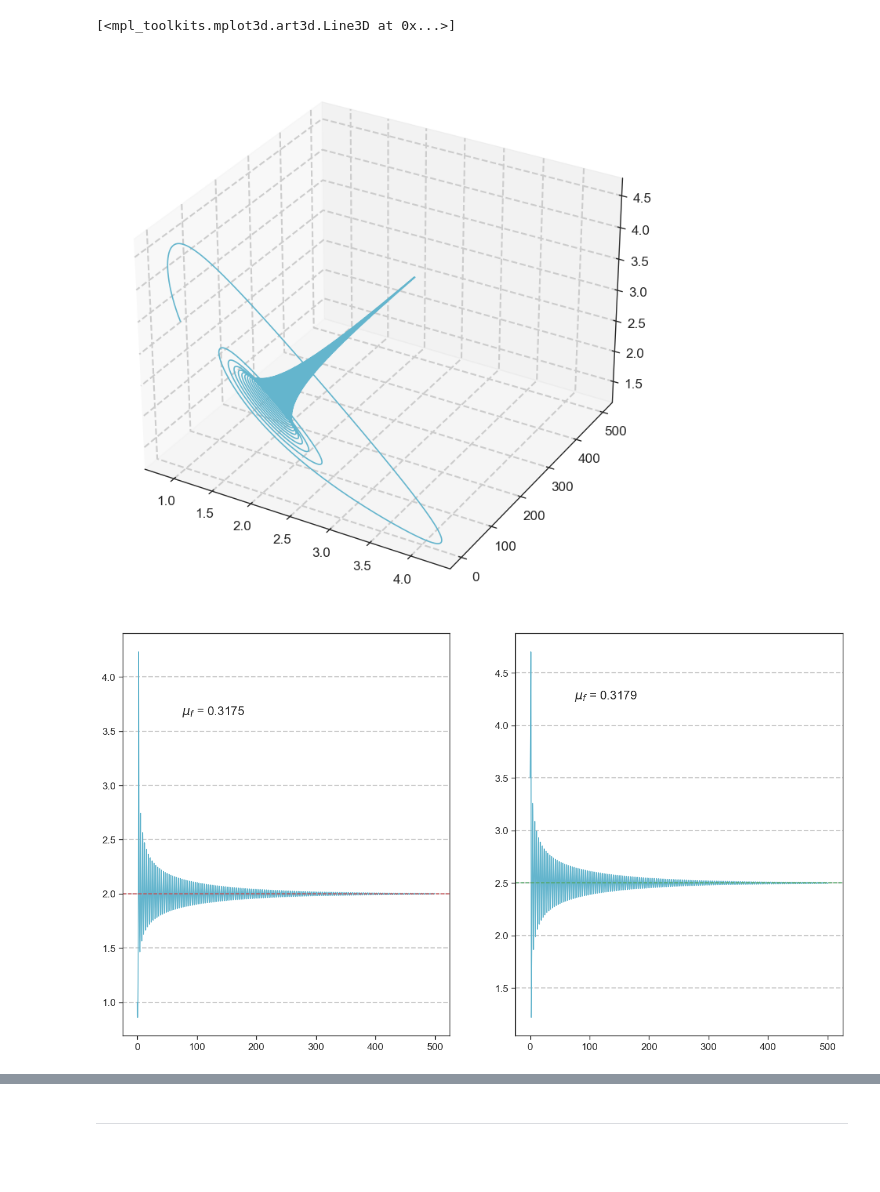
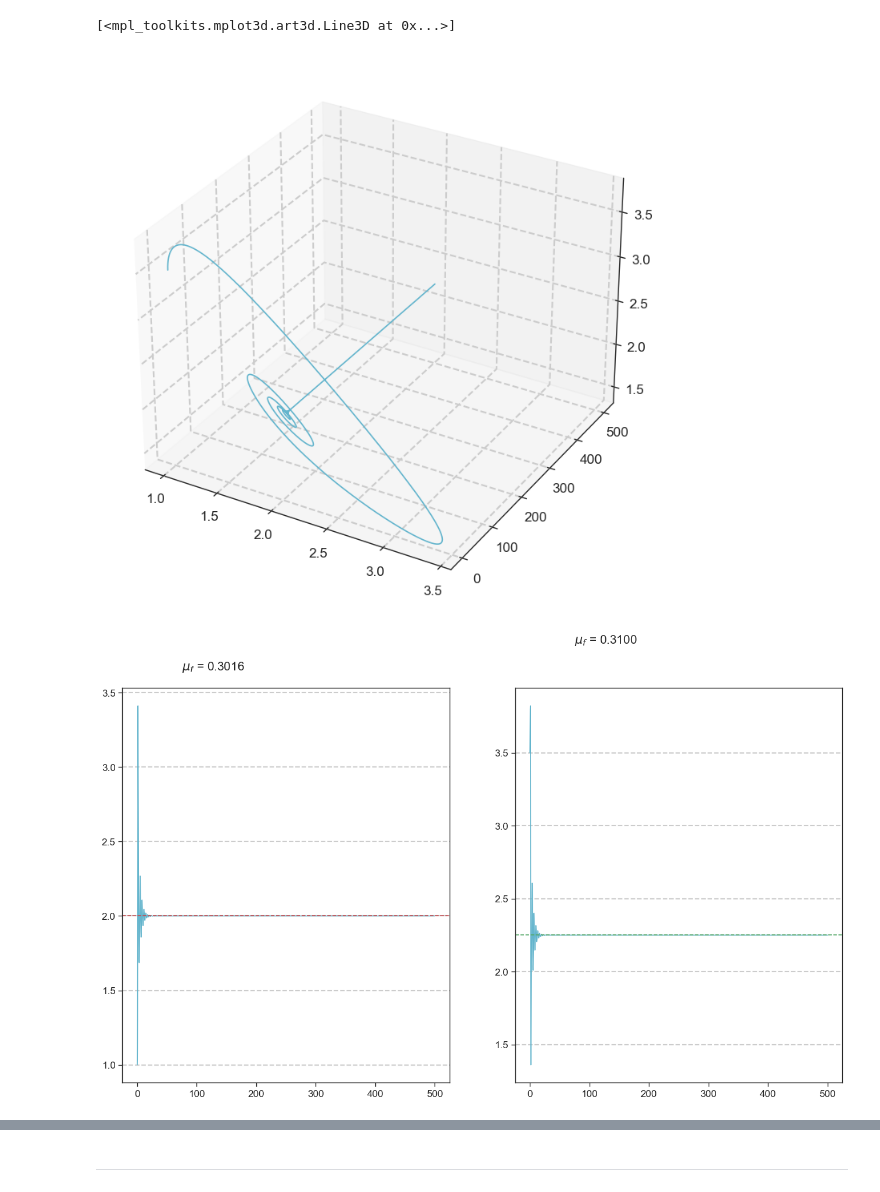
Before and after one commit to nielsdavidsen/PUK_2024, a Jupyter notebook: puk_start.ipynb, the cells around one changed output, grey strips where cells are left out. Drawn from its saved outputs; the diff is of its cells as text; code cells hidden in the pictures; blank space fills up the shorter version.

```diff
--- a/puk_start.ipynb
+++ b/puk_start.ipynb
@@ -29,31 +29,28 @@ plt.rcParams['figure.figsize'] = (16, 9)
 # %%
 a = 2
-b = 5
+b = 4.5
 c = 1
 d = 1
 
-def x_dot(x, y, omega):
-    dxdt = a*omega - (b + d) * x + c/(omega**2) * x**2 * y
+def x_dot(x, y, V):
+    dxdt = a*V - (b + d) * x + c/(V**2) * x**2 * y
     return dxdt
 
-def y_dot(x, y, omega):
-    dydt = b*x - c/(omega**2) * x**2 * y
+def y_dot(x, y, V):
+    dydt = b*x - c/(V**2) * x**2 * y
     return dydt
 
 
-def x_mark(omega, a, d):
-    return a*omega / d
+def x_mark(V, a, d):
+    return a*V / d
 
-def y_mark(omega, a, b,  c, d):
-    return omega * b * d / (c * a)
-
-
-# d**2 /(a*c) * (omega + 1/(d**2) + 1)
+def y_mark(V, a, b,  c, d):
+    return V * b * d / (c * a)
 # %%
 # Euler method
 
-def euler(var_change, omega, dt, t_max):
-    var = var_change*omega
+def euler(var_change, V, dt, t_max):
+    var = var_change*V
     x = var[0]
     y = var[1]
     t = 0
@@ -64,28 +61,28 @@ def euler(var_change, omega, dt, t_max):
         x_list.append(x)
         y_list.append(y)
         t_list.append(t)
-        x += dt * x_dot(x, y, omega)
-        y += dt * y_dot(x, y, omega)
+        x += dt * x_dot(x, y, V)
+        y += dt * y_dot(x, y, V)
         t += dt
     return x_list, y_list, t_list
 # %%
 
-omega = 1
+V = 1
 var_change = np.array([1, 3.5])
 dt = 0.001
 t_max = 500
 
-x_list, y_list, t_list = euler(var_change, omega, dt, t_max)
-x_star = x_mark(omega, a, d)
-y_star = y_mark(omega, a, b, c, d)
+x_list, y_list, t_list = euler(var_change, V, dt, t_max)
+x_star = x_mark(V, a, d)
+y_star = y_mark(V, a, b, c, d)
 
 # 3D plot
 fig = plt.figure(figsize=(16,9), dpi=100)
 ax = fig.add_subplot(111, projection='3d')
 ax.plot(x_list, t_list, y_list)
 # %% [output]
 [<mpl_toolkits.mplot3d.art3d.Line3D at 0x...>]
-[figure, old version]
+[figure, new version]
 # %%
 # Finding peaks and mean freq of x(t) and y(t)
 
@@ -123,7 +120,7 @@ ax[1].axhline(y_star, color='g', linestyle='--', label='y*')
 
 ax[1].text(75, 4.25, f'$\mu_f$ = {y_mean_freq:.4f}', fontsize=15);
 # %% [output]
-[figure, old version]
+[figure, new version]
 # %%
 # 2D plot
 fig = plt.figure(figsize=(16,9), dpi=100)
```
Also changed, not shown: parts of 10 cells of this notebook.
